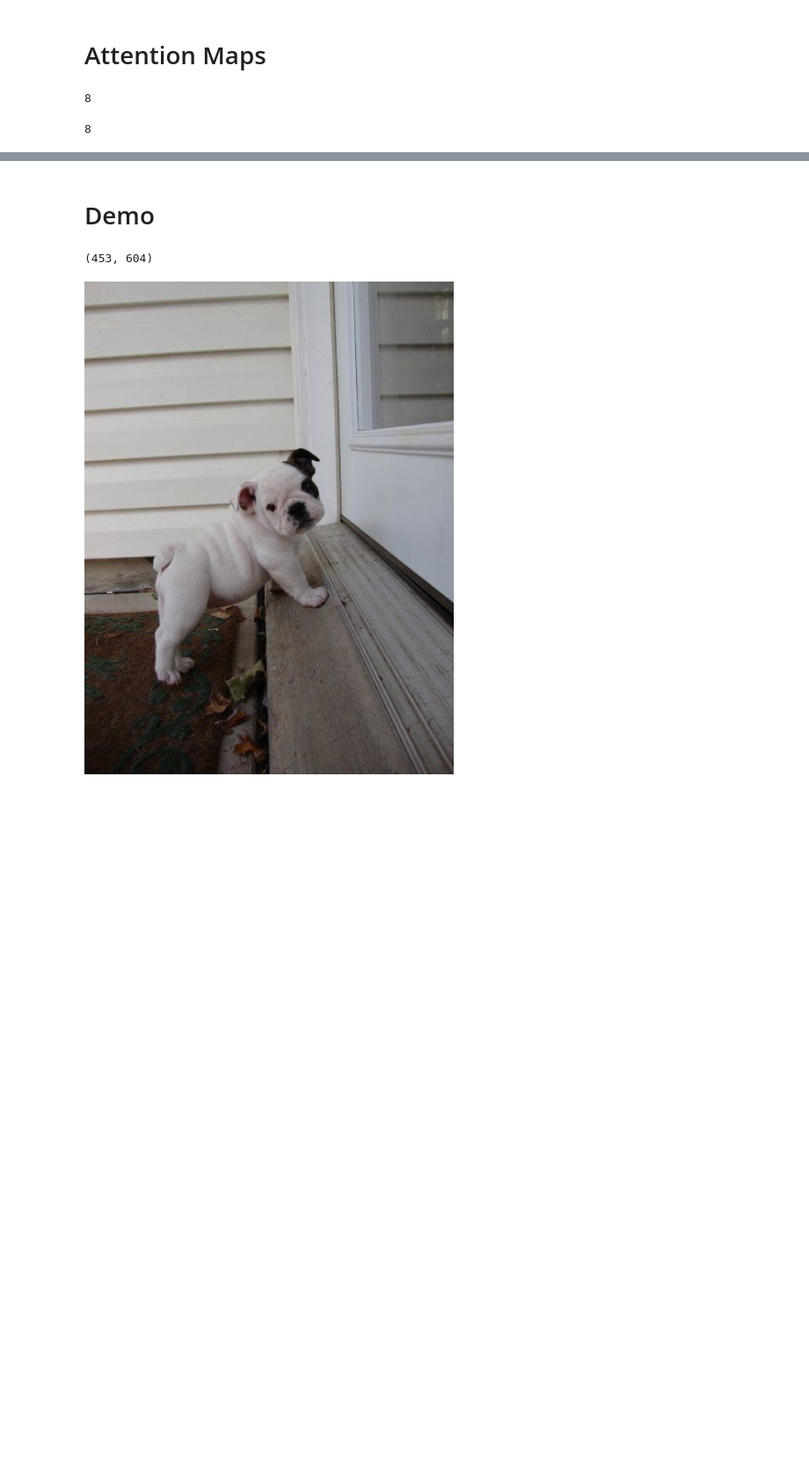
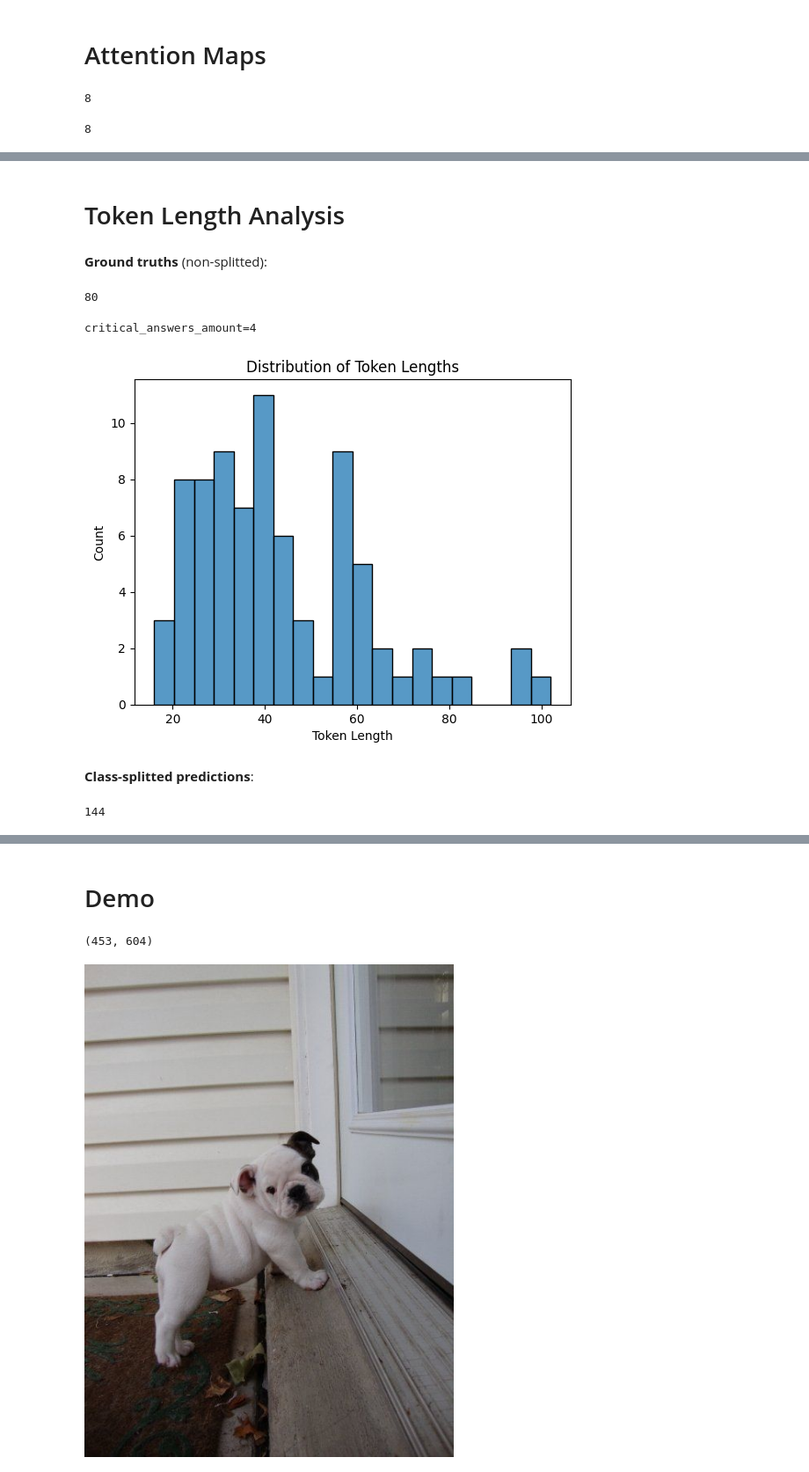
Before and after one commit to Luca-Olivieri/training-text-description-loss, a Jupyter notebook: notebooks/image_text_encoders_attn_maps.ipynb, the cells around one changed output, grey strips where cells are left out. Shown at 88% size. Cells and saved outputs as stored; diff of their text form; code cells hidden in the pictures; blank space fills up the shorter version.

```diff
--- a/notebooks/image_text_encoders_attn_maps.ipynb
+++ b/notebooks/image_text_encoders_attn_maps.ipynb
@@ -67,0 +86,2 @@ plt.show()
+# %% [markdown]
+# Token Length Analysis
@@ -67,0 +90,27 @@ plt.show()
+# %% [markdown]
+**Ground truths** (non-splitted):
+# %%
+answers_gt = get_many_answer_gt("LRASPP_MobileNet_V3", return_state=False)
+answers_gt_texts = [a['content'] for a in answers_gt]
+tok_lengths = [model.count_tokens(t) for t in answers_gt_texts]
+critical_answers_amount = len([tl for tl in tok_lengths if tl > model.tokenizer.context_length])
+len(tok_lengths)
+# %% [output]
+80
+# %%
+print(f"{critical_answers_amount=}")
+display_token_length_distr(tok_lengths)
+# %% [output]
+critical_answers_amount=4
+[figure, added]
+# %% [markdown]
+**Class-splitted predictions**:
+# %%
+prs_path = Path("/home/olivieri/exp/my_data/by_model/LRASPP_MobileNet_V3/class-splitted/answer_prs/gemma3:12b-it-qat/speed_test/SepMasks_Ovr_1fs.jsonl")
+answers_pr = flatten_class_splitted_answers(get_many_answer_pr(prs_path, return_state=False))
+answers_pr_text = [a['content'] for a in answers_pr]
+tok_lengths = [model.count_tokens(t) for t in answers_pr_text]
+critical_answers_amount = len([tl for tl in tok_lengths if tl > model.tokenizer.context_length])
+len(tok_lengths)
+# %% [output]
+144
```
Also changed, not shown: parts of 15 cells of this notebook, 3 other files.
